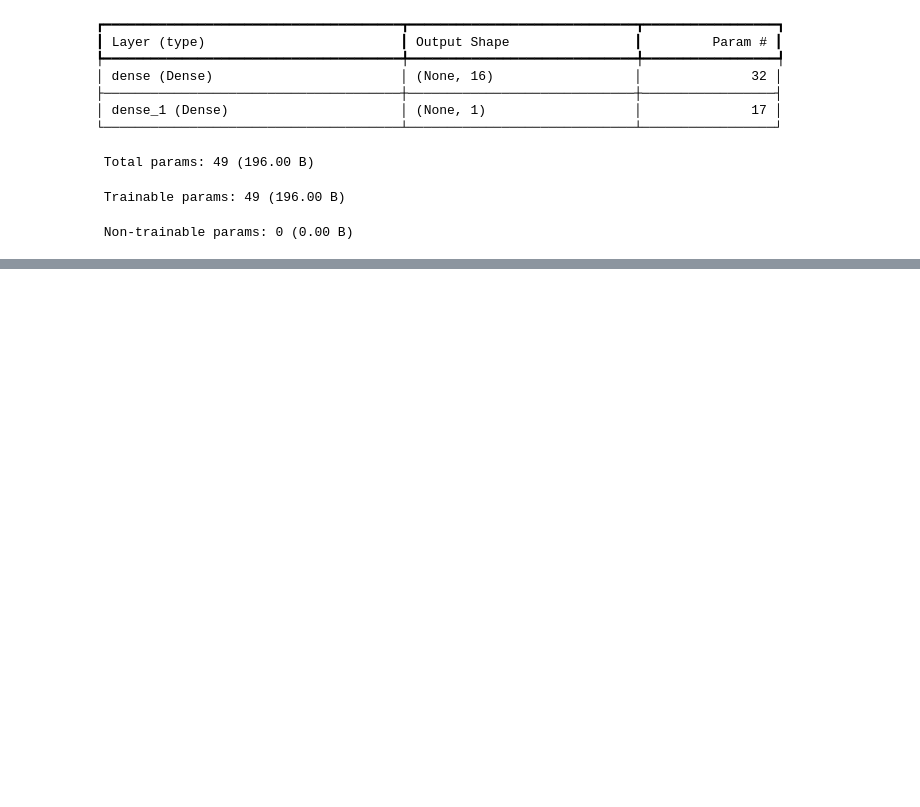
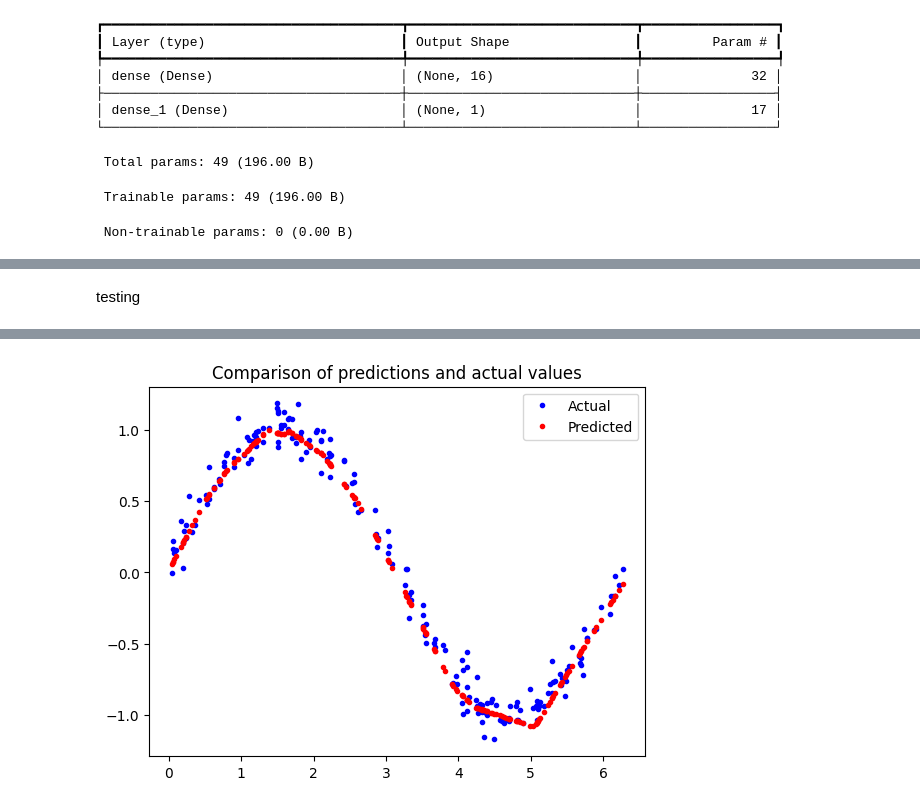
Before and after one commit to shyamikdas/TinyML, a Jupyter notebook: tflite_tutorial.ipynb, the cells around one changed output, grey strips where cells are left out. Saved outputs shown, nothing was run; the diff lists cells and outputs as text; code cells hidden in the pictures; blank space fills up the shorter version.

```diff
--- a/tflite_tutorial.ipynb
+++ b/tflite_tutorial.ipynb
@@ -185,0 +228,15 @@ Epoch 600/600
+# %% [markdown]
+testing
+# %%
+# Calculate and print the loss on our test dataset
+loss = model_2.evaluate(x_test, y_test)
+# Make predictions based on our test dataset
+predictions = model_2.predict(x_test)
+# Graph the predictions against the actual values
+plt.clf()
+plt.title('Comparison of predictions and actual values')
+plt.plot(x_test, y_test, 'b.', label='Actual')
+plt.plot(x_test, predictions, 'r.', label='Predicted')
+plt.legend()
+plt.show()
+# %% [output]
@@ -185,0 +245 @@ Epoch 600/600
+[figure, added]
```
Also changed, not shown: parts of 11 cells of this notebook.
